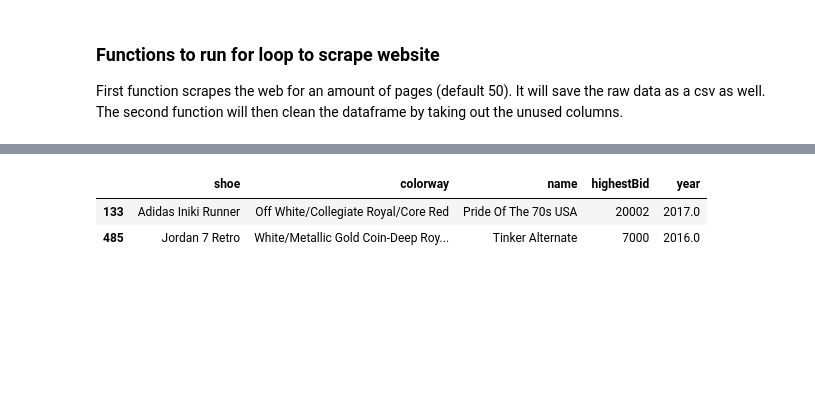
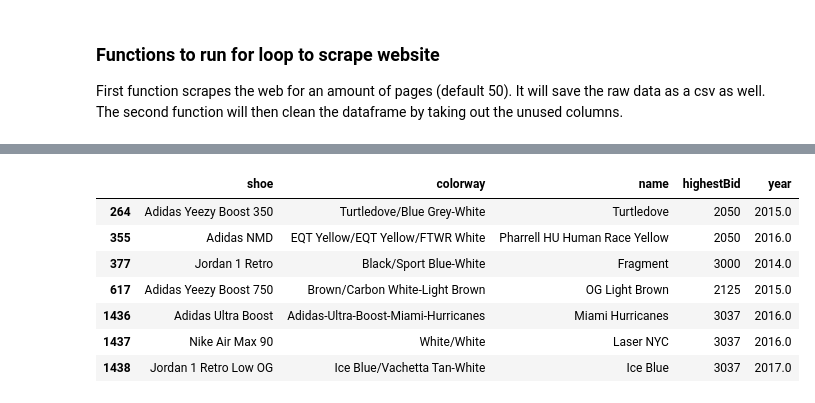
Before and after one commit to chrisk447/Capstone-GA, a Jupyter notebook: StockX Notebook.ipynb, the cells around one changed output, grey strips where cells are left out. Saved outputs shown, nothing was run; the diff lists cells and outputs as text; code cells hidden in the pictures; blank space fills up the shorter version.

```diff
--- a/StockX Notebook.ipynb
+++ b/StockX Notebook.ipynb
@@ -162,9 +162,14 @@ shoe.retailPrice.plot(kind='hist')
 # %%
-shoe[shoe.highestBid > 5000][['shoe', 'colorway', 'name', 'highestBid', 'year']]
+shoe[shoe.highestBid > 2000][['shoe', 'colorway', 'name', 'highestBid', 'year']]
 # %% [output]
 |  | shoe | colorway | name | highestBid | year |
-| 133 | Adidas Iniki Runner | Off White/Collegiate Royal/Core Red | Pride Of The 70s USA | 20002 | 2017.0 |
-| 485 | Jordan 7 Retro | White/Metallic Gold Coin-Deep Roy... | Tinker Alternate | 7000 | 2016.0 |
+| 264 | Adidas Yeezy Boost 350 | Turtledove/Blue Grey-White | Turtledove | 2050 | 2015.0 |
+| 355 | Adidas NMD | EQT Yellow/EQT Yellow/FTWR White | Pharrell HU Human Race Yellow | 2050 | 2016.0 |
+| 377 | Jordan 1 Retro | Black/Sport Blue-White | Fragment | 3000 | 2014.0 |
+| 617 | Adidas Yeezy Boost 750 | Brown/Carbon White-Light Brown | OG Light Brown | 2125 | 2015.0 |
+| 1436 | Adidas Ultra Boost | Adidas-Ultra-Boost-Miami-Hurricanes | Miami Hurricanes | 3037 | 2016.0 |
+| 1437 | Nike Air Max 90 | White/White | Laser NYC | 3037 | 2016.0 |
+| 1438 | Jordan 1 Retro Low OG | Ice Blue/Vachetta Tan-White | Ice Blue | 3037 | 2017.0 |
 # %%
 shoe[shoe.retailPrice == shoe.retailPrice.max()][['shoe', 'colorway', 'name', 'retailPrice', 'year']]
 # %% [output]
```
Also changed, not shown: parts of 16 cells of this notebook.
